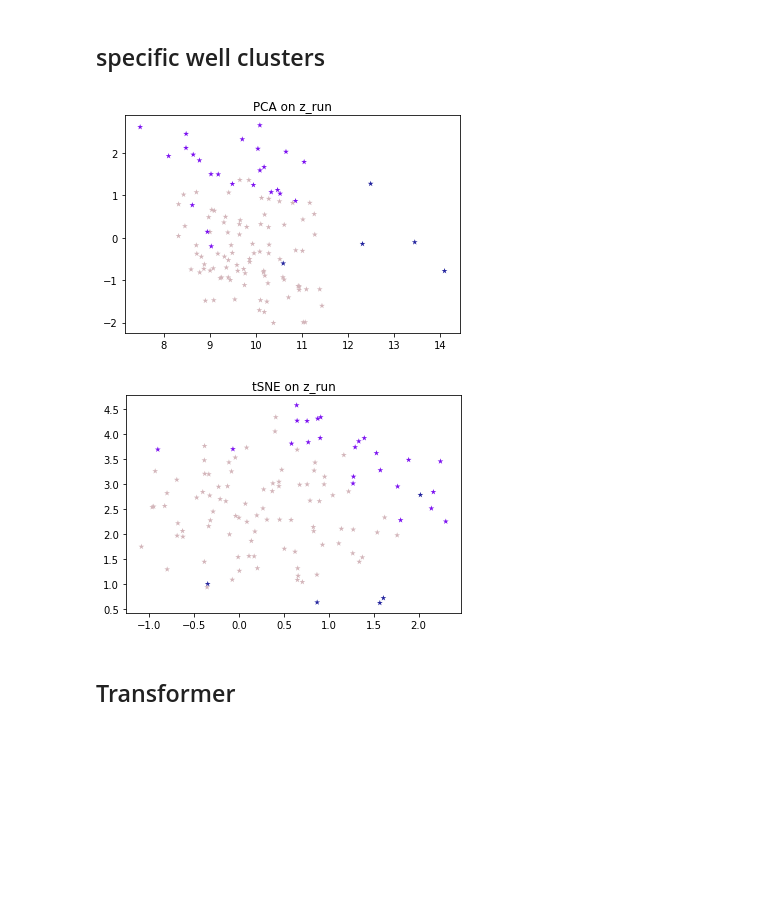
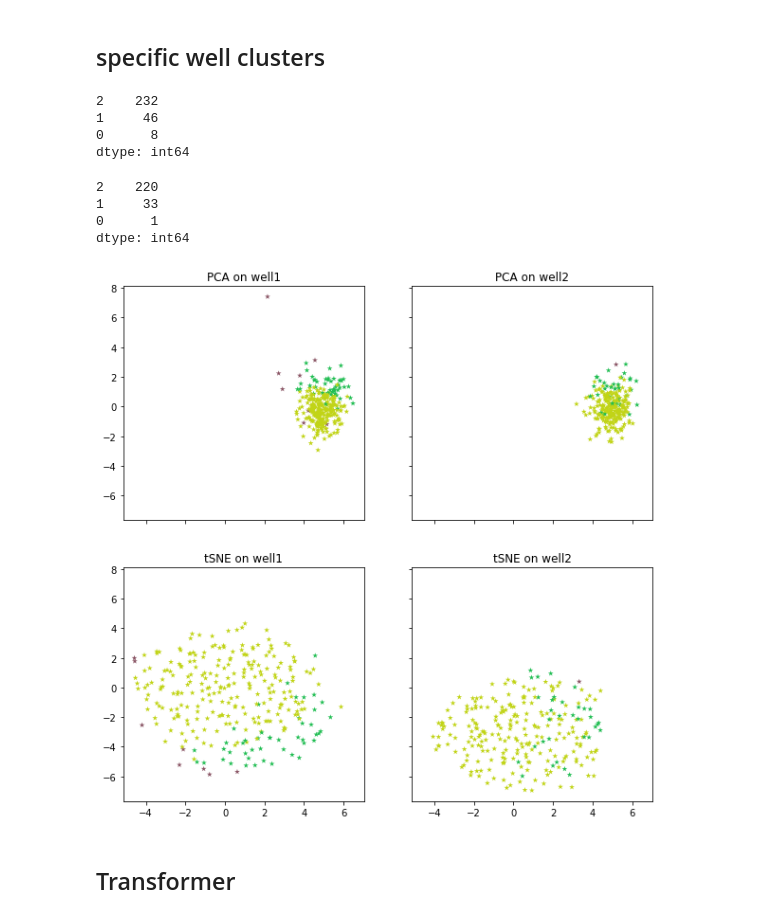
Before and after one commit to AsafAvr/Deep-Learning-Workshop, a Jupyter notebook: Notebooks/move_to_vader_experiments.ipynb, the cells around one changed output. Cells and saved outputs as stored; diff of their text form; code cells hidden in the pictures; blank space fills up the shorter version.

```diff
--- a/Notebooks/move_to_vader_experiments.ipynb
+++ b/Notebooks/move_to_vader_experiments.ipynb
@@ -109,15 +111,58 @@ plot_clustering_matplotlib(latent,c)
+# %%
+def plot_dual_clustering(well1, clusters1, well2, clusters2, hex_colors):
+
+    clusters1 = clusters1[:well1.shape[0]] # because of weird batch_size
+    clusters2 = clusters2[:well2.shape[0]] # because of weird batch_size
+    colors1 = [hex_colors[int(i)] for i in clusters1]
+    colors2 = [hex_colors[int(i)] for i in clusters2]
+
+    pca1 = TruncatedSVD(n_components=2).fit_transform(well1)
+    tsne1 = TSNE(perplexity=80, min_grad_norm=1E-12, n_iter=3000).fit_transform(well1)
+
+    pca2 = TruncatedSVD(n_components=2).fit_transform(well2)
+    tsne2 = TSNE(perplexity=80, min_grad_norm=1E-12, n_iter=3000).fit_transform(well2)
+
+    fig, axs = plt.subplots(2, 2, figsize=(10,10),sharey=True,sharex=True)
+
+    axs[0,0].scatter(pca1[:, 0], pca1[:, 1], c=colors1, marker='*', linewidths=0)
+    axs[0,0].set_title('PCA on well1')
+
+    axs[1,0].scatter(tsne1[:, 0], tsne1[:, 1], c=colors1, marker='*', linewidths=0)
+    axs[1,0].set_title('tSNE on well1')
+
+    axs[0,1].scatter(pca2[:, 0], pca2[:, 1], c=colors2, marker='*', linewidths=0)
+    axs[0,1].set_title('PCA on well2')
+
+    axs[1,1].scatter(tsne2[:, 0], tsne2[:, 1], c=colors2, marker='*', linewidths=0)
+    axs[1,1].set_title('tSNE on well2')
+
+    fig.show()
 # %% [markdown]
 ## specific well clusters
 # %%
-X_G4 = np.array([x for x,well in zip(X,y) if well == "E6"])
+X_G4 = np.array([x for x,well in zip(X,y) if well == "G4"])
 specific_c = vader.cluster(X_G4)
 specific_latent = vader.map_to_latent(X_G4)
 print(pd.Series(specific_c).value_counts())
+# %% [output]
+2    232
+1     46
+0      8
+dtype: int64
-# %%
-plot_clustering_matplotlib(specific_latent,specific_c)
-# %% [output]
-[figure, removed]
-[figure, removed]
+# %%
+X_F4 = np.array([x for x,well in zip(X,y) if well == "F4"])
+specific_c2 = vader.cluster(X_F4)
+specific_latent2 = vader.map_to_latent(X_F4)
+print(pd.Series(specific_c2).value_counts())
+# %% [output]
+2    220
+1     33
+0      1
+dtype: int64
+# %%
+plot_dual_clustering(specific_latent,specific_c,specific_latent2,specific_c2,hex)
+# %% [output]
+[figure, added]
 # %% [markdown]
 ## Transformer
 # %%
```
Also changed, not shown: parts of 4 cells of this notebook, 1 other file.
